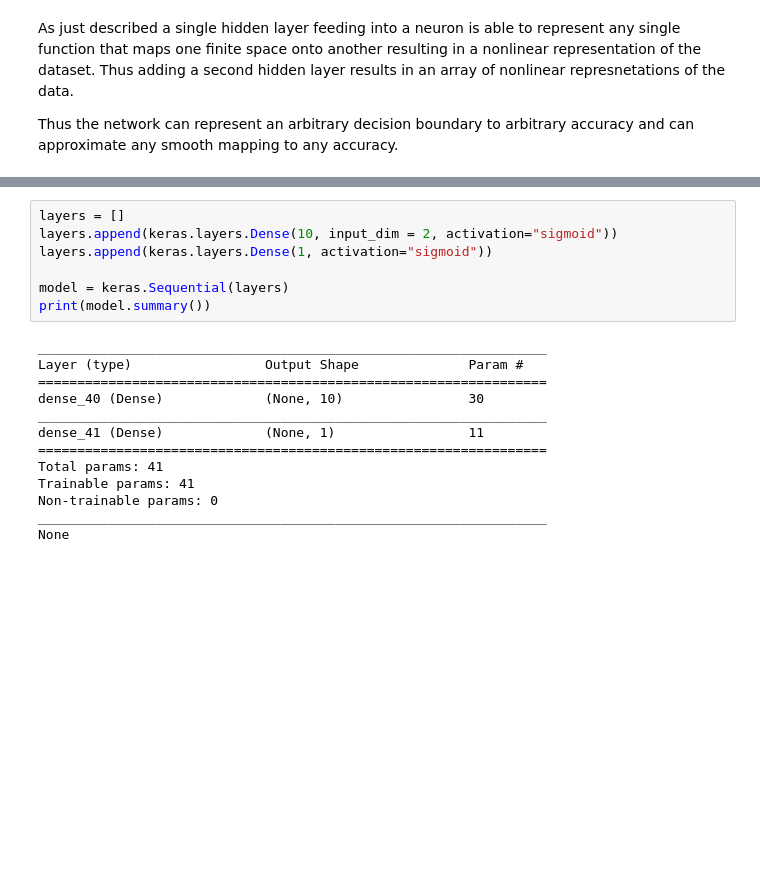
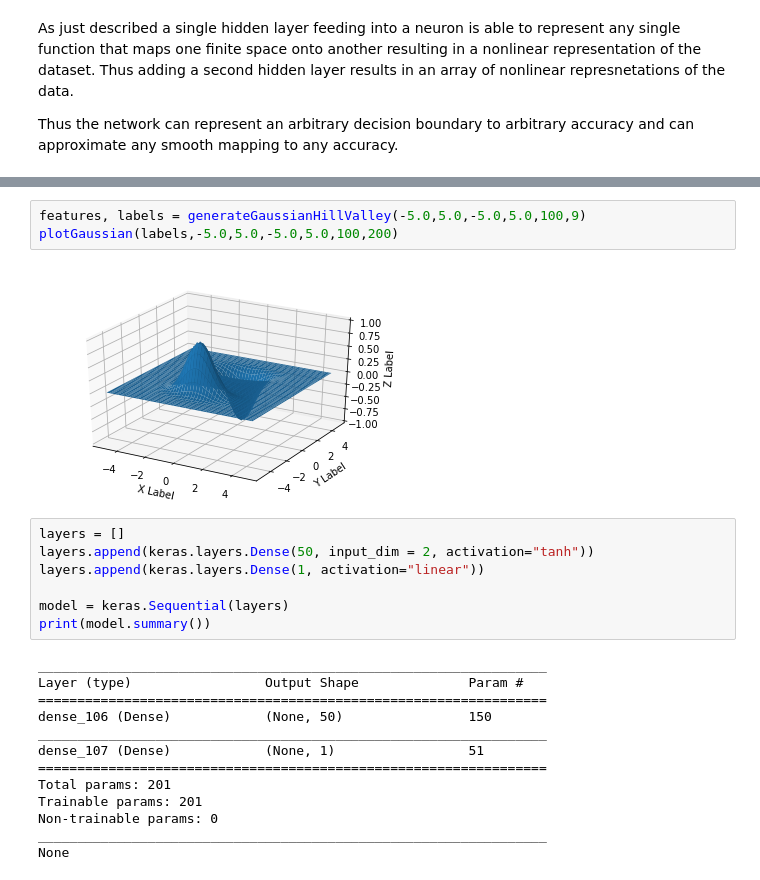
Before and after one commit to vais-ral/CCPi-ML, a Jupyter notebook: Jupyter_Notebooks/Keras_101_3_Layer_Number.ipynb, the cells around one changed output, grey strips where cells are left out. Cells and saved outputs as stored; diff of their text form; blank space fills up the shorter version.

```diff
--- a/Jupyter_Notebooks/Keras_101_3_Layer_Number.ipynb
+++ b/Jupyter_Notebooks/Keras_101_3_Layer_Number.ipynb
@@ -84,7 +155,12 @@ Thus the network can represent an arbitrary decision boundary to arbitrary accur
+# %%
+features, labels = generateGaussianHillValley(-5.0,5.0,-5.0,5.0,100,9)
+plotGaussian(labels,-5.0,5.0,-5.0,5.0,100,200)
+# %% [output]
+[figure, added]
 # %%
 layers = []
-layers.append(keras.layers.Dense(10, input_dim = 2, activation="sigmoid"))
-layers.append(keras.layers.Dense(1, activation="sigmoid"))
+layers.append(keras.layers.Dense(50, input_dim = 2, activation="tanh"))
+layers.append(keras.layers.Dense(1, activation="linear"))
 
 model = keras.Sequential(layers)
 print(model.summary())
@@ -92,12 +168,12 @@ print(model.summary())
 _________________________________________________________________
 Layer (type)                 Output Shape              Param #
 =================================================================
-dense_40 (Dense)             (None, 10)                30
+dense_106 (Dense)            (None, 50)                150
 _________________________________________________________________
-dense_41 (Dense)             (None, 1)                 11
+dense_107 (Dense)            (None, 1)                 51
 =================================================================
-Total params: 41
-Trainable params: 41
+Total params: 201
+Trainable params: 201
 Non-trainable params: 0
 _________________________________________________________________
 None
```
Also changed, not shown: parts of 13 cells of this notebook, 1 other file.
